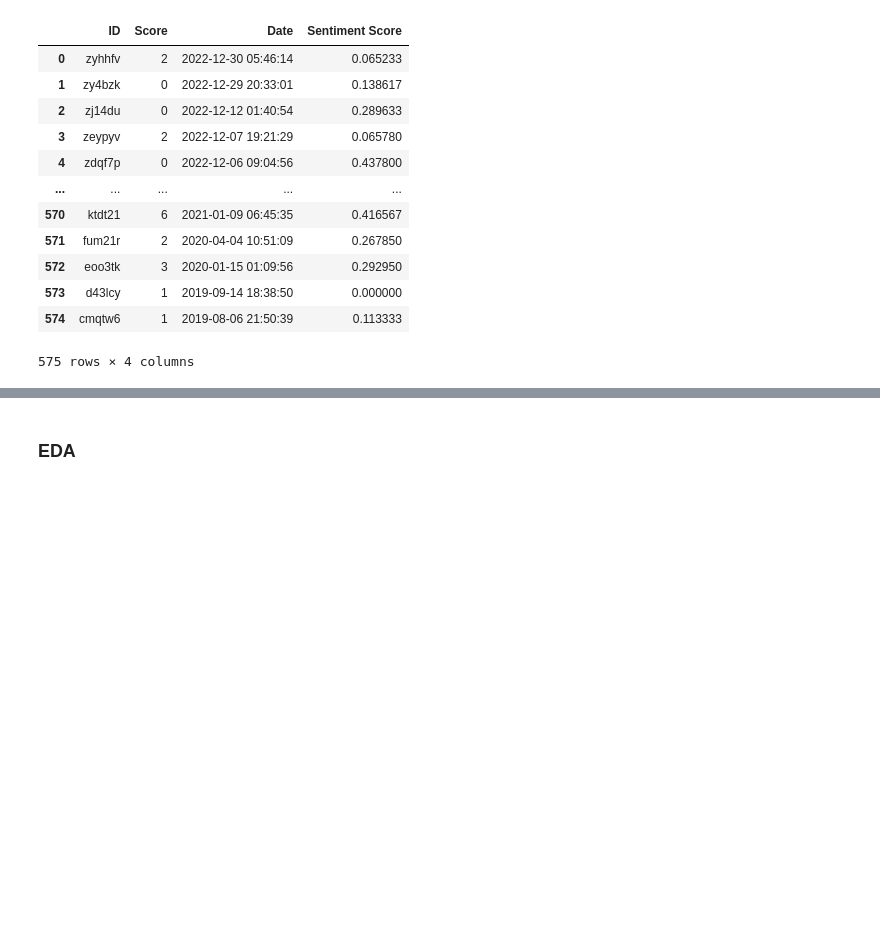
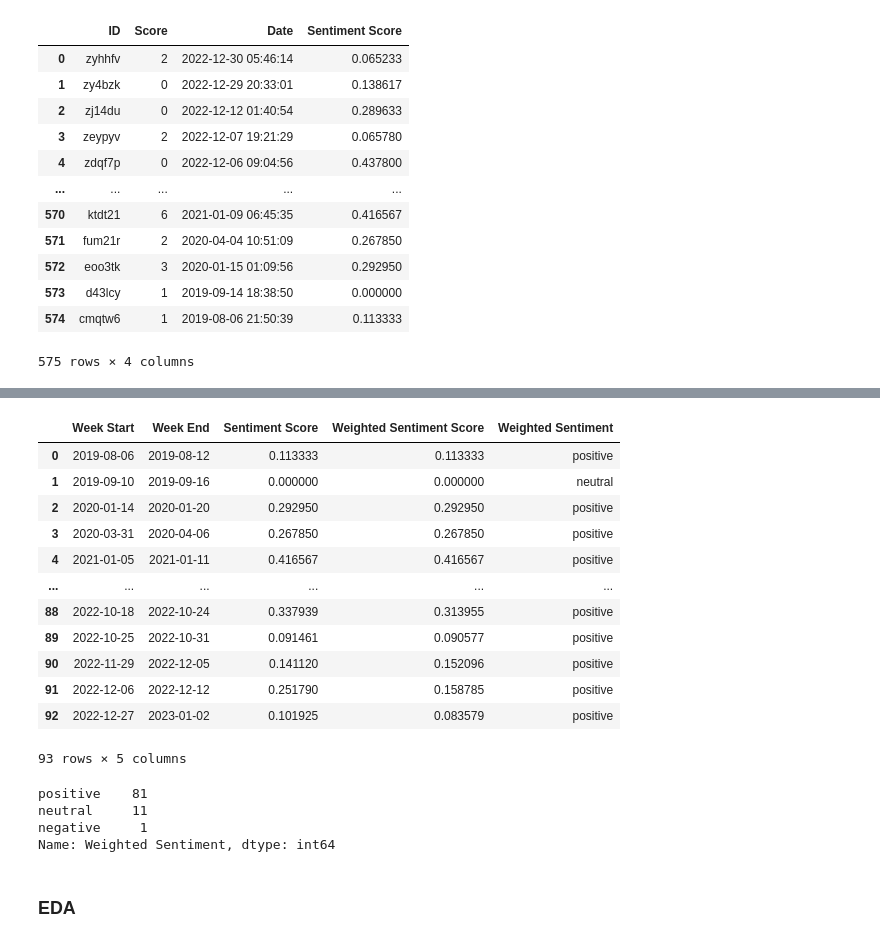
Before and after one commit to HsinZhengWei/BT4222, a Jupyter notebook: reddit_sentiment_analysis.ipynb, the cells around one changed output, grey strips where cells are left out. Drawn from its saved outputs; the diff is of its cells as text; code cells hidden in the pictures; blank space fills up the shorter version.

```diff
--- a/reddit_sentiment_analysis.ipynb
+++ b/reddit_sentiment_analysis.ipynb
@@ -170,0 +177,35 @@ weekly_scores
+# %%
+# Positive sentiment : (compound score >= 0.05)
+# Neutral sentiment : (compound score > -0.05) and (compound score < 0.05)
+# Negative sentiment : (compound score <= -0.05)
+def sentiment(score):
+    if (score >= 0.05):
+        return 'positive'
+    elif (score <= -0.05):
+        return 'negative'
+    else:
+        return 'neutral'
+
+weekly_scores['Weighted Sentiment'] = weekly_scores['Weighted Sentiment Score'].apply(sentiment)
+weekly_scores
+# %% [output]
+|  | Week Start | Week End | Sentiment Score | Weighted Sentiment Score | Weighted Sentiment |
+| 0 | 2019-08-06 | 2019-08-12 | 0.113333 | 0.113333 | positive |
+| 1 | 2019-09-10 | 2019-09-16 | 0.000000 | 0.000000 | neutral |
+| 2 | 2020-01-14 | 2020-01-20 | 0.292950 | 0.292950 | positive |
+| 3 | 2020-03-31 | 2020-04-06 | 0.267850 | 0.267850 | positive |
+| 4 | 2021-01-05 | 2021-01-11 | 0.416567 | 0.416567 | positive |
+| ... | ... | ... | ... | ... | ... |
+| 88 | 2022-10-18 | 2022-10-24 | 0.337939 | 0.313955 | positive |
+| 89 | 2022-10-25 | 2022-10-31 | 0.091461 | 0.090577 | positive |
+| 90 | 2022-11-29 | 2022-12-05 | 0.141120 | 0.152096 | positive |
+| 91 | 2022-12-06 | 2022-12-12 | 0.251790 | 0.158785 | positive |
+| 92 | 2022-12-27 | 2023-01-02 | 0.101925 | 0.083579 | positive |
+93 rows × 5 columns
+# %%
+weekly_scores['Weighted Sentiment'].value_counts()
+# %% [output]
+positive    81
+neutral     11
+negative     1
+Name: Weighted Sentiment, dtype: int64
```
Also changed, not shown: parts of 6 cells of this notebook.
